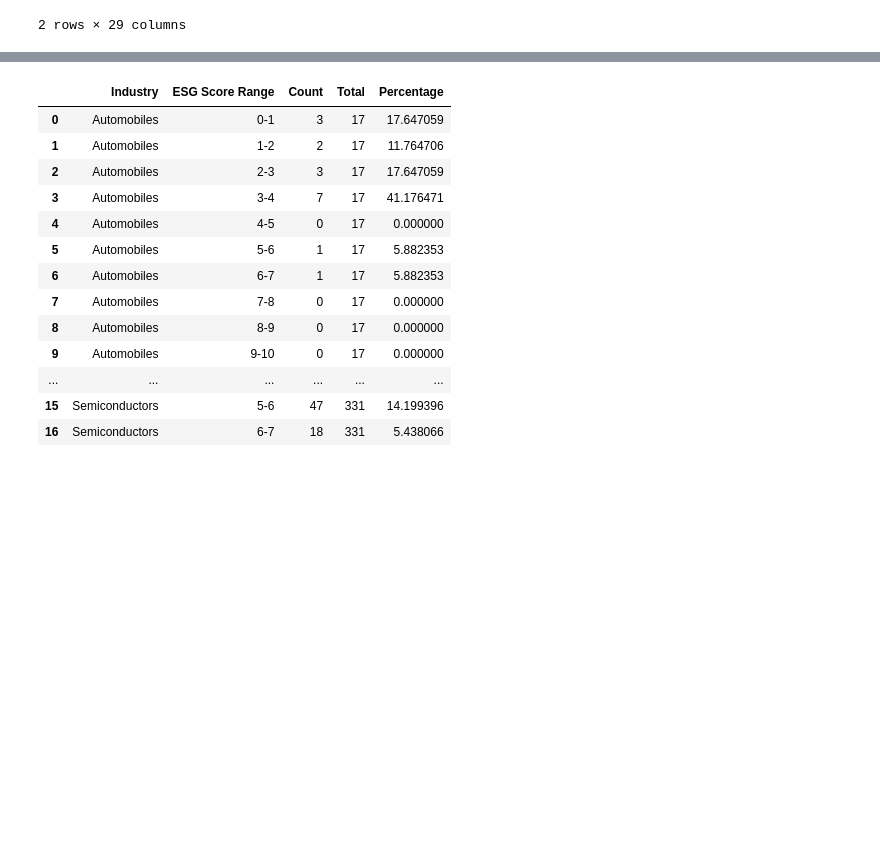
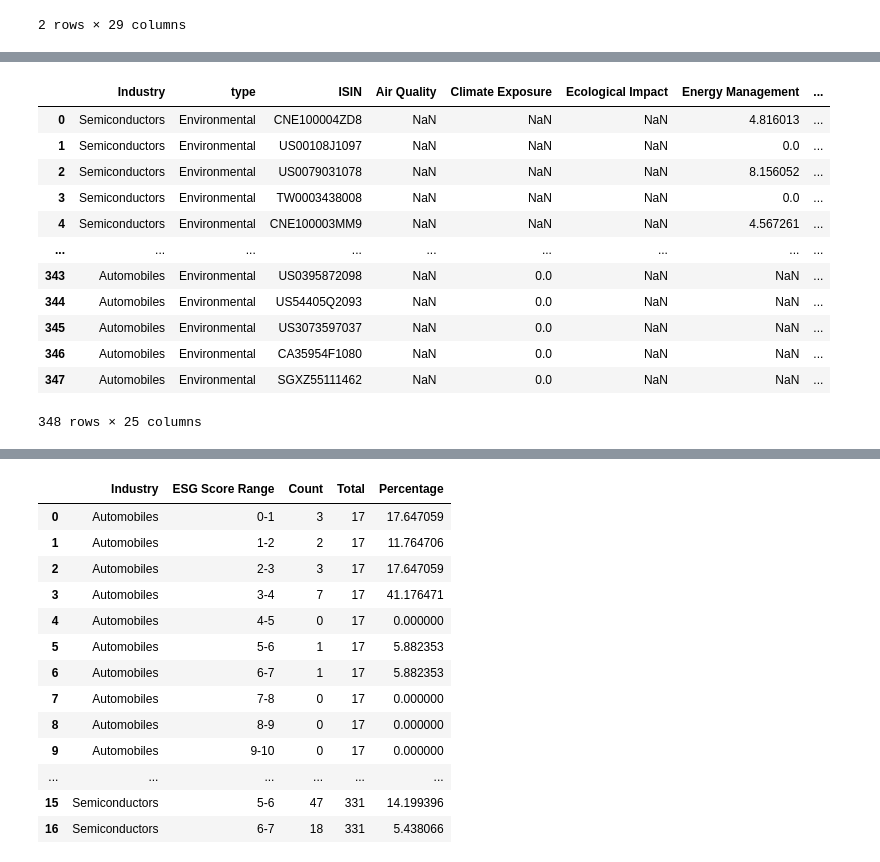
Before and after one commit to VeroOli/ESG-Intelligence-Final_Project-Ironhack, a Jupyter notebook: notebooks/Materiality.ipynb, the cells around one changed output, grey strips where cells are left out. Cells and saved outputs as stored; diff of their text form; code cells hidden in the pictures; blank space fills up the shorter version.

```diff
--- a/notebooks/Materiality.ipynb
+++ b/notebooks/Materiality.ipynb
@@ -319,3 +250,10 @@ mean_results
+# %%
+environmental_scores = resultsv[resultsv['type'] == 'Environmental'][['ISIN', 'ENVIRONMENTAL SCORE']]
+Enviromental = pd.merge(Enviromental, environmental_scores, on='ISIN', how='left')
+social_scores = resultsv[resultsv['type'] == 'Social'][['ISIN', 'SOCIAL SCORE']]
+Social = pd.merge(Social, social_scores, on='ISIN', how='left')
+governance_scores = resultsv[resultsv['type'] == 'Governance'][['ISIN', 'GOVERNANCE SCORE']]
+Governance = pd.merge(Governance, governance_scores, on='ISIN', how='left')
 # %%
 Enviromental['Mean Environmental'] = Enviromental.groupby('Industry')['ENVIRONMENTAL SCORE'].transform('mean')
 Social['Mean Social'] = Social.groupby('Industry')['SOCIAL SCORE'].transform('mean')
@@ -349,0 +297,34 @@ Governance.head()
+# %%
+def clasificar_esg(esg_score, median_esg):
+    if np.isnan(esg_score):
+        return 'NaN'
+    esg_score_int = int(round(esg_score))
+    median_esg_int = int(round(median_esg))
+    if esg_score_int > median_esg_int:
+        return 'Above Median'
+    elif esg_score_int == median_esg_int:
+        return 'Leading'
+    else:
+        return 'Below Median'
+
+# Crear las nuevas columnas de clasificación manejando NaNs
+for column in Enviromental.columns[3:13]:
+    median_col = Enviromental.groupby('Industry')[column].transform('median')
+    classification_col = column + " Classification"
+    Enviromental[classification_col] = Enviromental.apply(lambda row: clasificar_esg(row[column], median_col[row.name]), axis=1)
+
+Enviromental
+# %% [output]
+|  | Industry | type | ISIN | Air Quality | Climate Exposure | Ecological Impact | Energy Management | ... |
+| 0 | Semiconductors | Environmental | CNE100004ZD8 | NaN | NaN | NaN | 4.816013 | ... |
+| 1 | Semiconductors | Environmental | US00108J1097 | NaN | NaN | NaN | 0.0 | ... |
+| 2 | Semiconductors | Environmental | US0079031078 | NaN | NaN | NaN | 8.156052 | ... |
+| 3 | Semiconductors | Environmental | TW0003438008 | NaN | NaN | NaN | 0.0 | ... |
+| 4 | Semiconductors | Environmental | CNE100003MM9 | NaN | NaN | NaN | 4.567261 | ... |
+| ... | ... | ... | ... | ... | ... | ... | ... | ... |
+| 343 | Automobiles | Environmental | US0395872098 | NaN | 0.0 | NaN | NaN | ... |
+| 344 | Automobiles | Environmental | US54405Q2093 | NaN | 0.0 | NaN | NaN | ... |
+| 345 | Automobiles | Environmental | US3073597037 | NaN | 0.0 | NaN | NaN | ... |
+| 346 | Automobiles | Environmental | CA35954F1080 | NaN | 0.0 | NaN | NaN | ... |
+| 347 | Automobiles | Environmental | SGXZ55111462 | NaN | 0.0 | NaN | NaN | ... |
+348 rows × 25 columns
```
Also changed, not shown: parts of 35 cells of this notebook, 18 other files.
